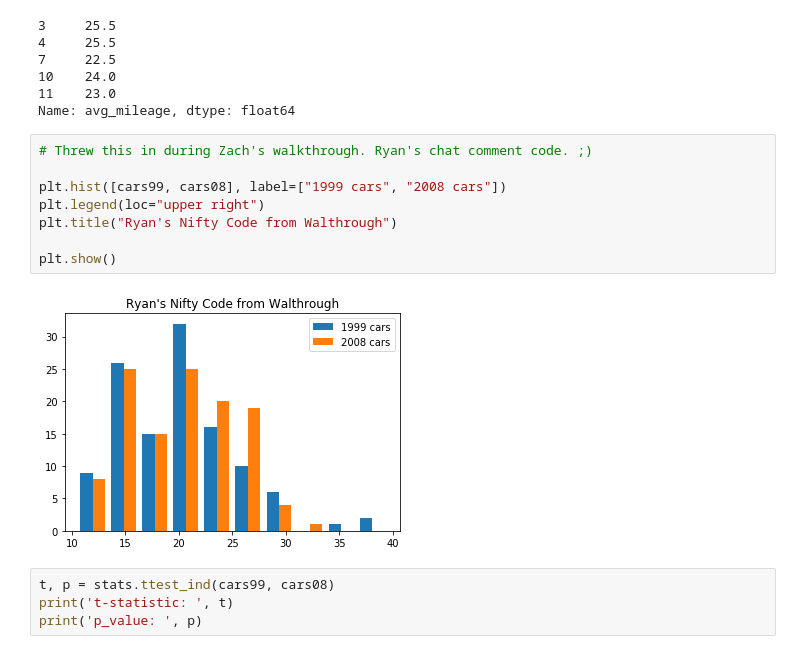
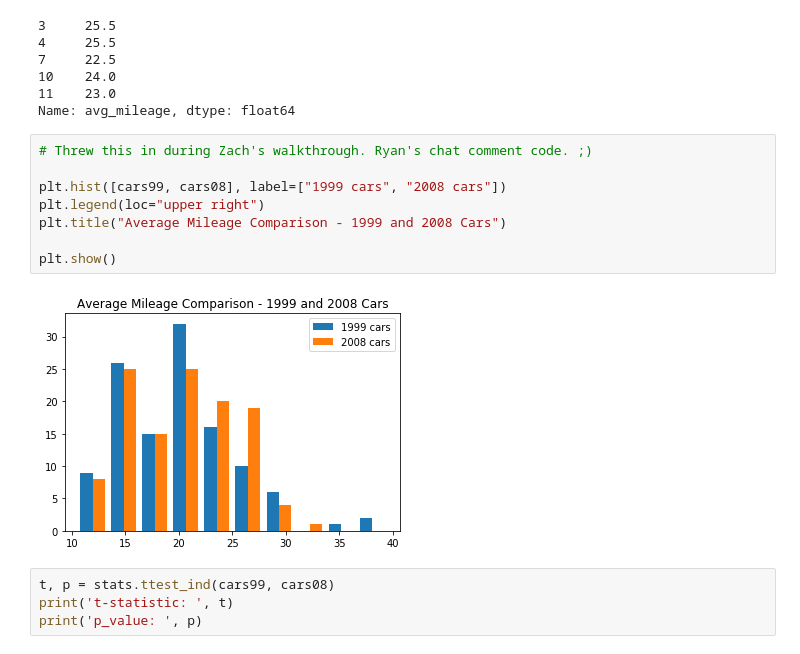
Before and after one commit to faithkane3/classification, a Jupyter notebook: stats_review.ipynb, the cells around one changed output. Drawn from its saved outputs; the diff is of its cells as text.

Commit message:
Commit edit to chart title

```diff
--- a/stats_review.ipynb
+++ b/stats_review.ipynb
@@ -549,13 +549,13 @@ Name: avg_mileage, dtype: float64
 # %%
 # Threw this in during Zach's walkthrough. Ryan's chat comment code. ;)
 
 plt.hist([cars99, cars08], label=["1999 cars", "2008 cars"])
 plt.legend(loc="upper right")
-plt.title("Ryan's Nifty Code from Walthrough")
+plt.title("Average Mileage Comparison - 1999 and 2008 Cars")
 
 plt.show()
 # %% [output]
-[figure, old version]
+[figure, new version]
 # %%
 t, p = stats.ttest_ind(cars99, cars08)
 print('t-statistic: ', t)
```
Also changed, not shown: parts of 3 cells of this notebook.
